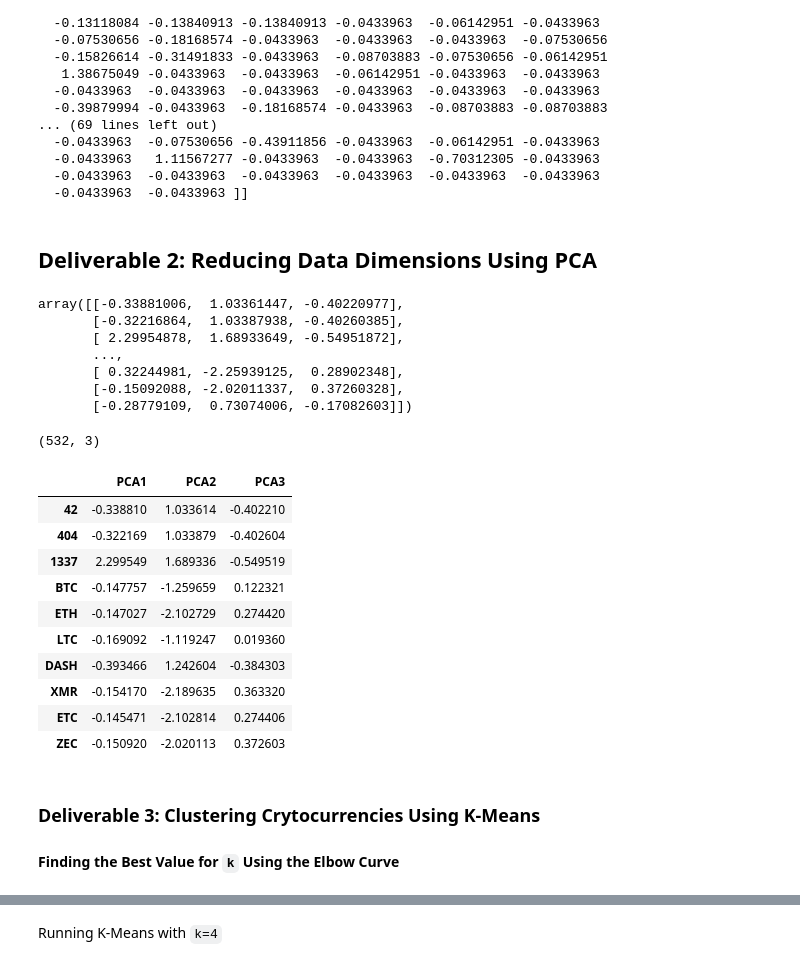
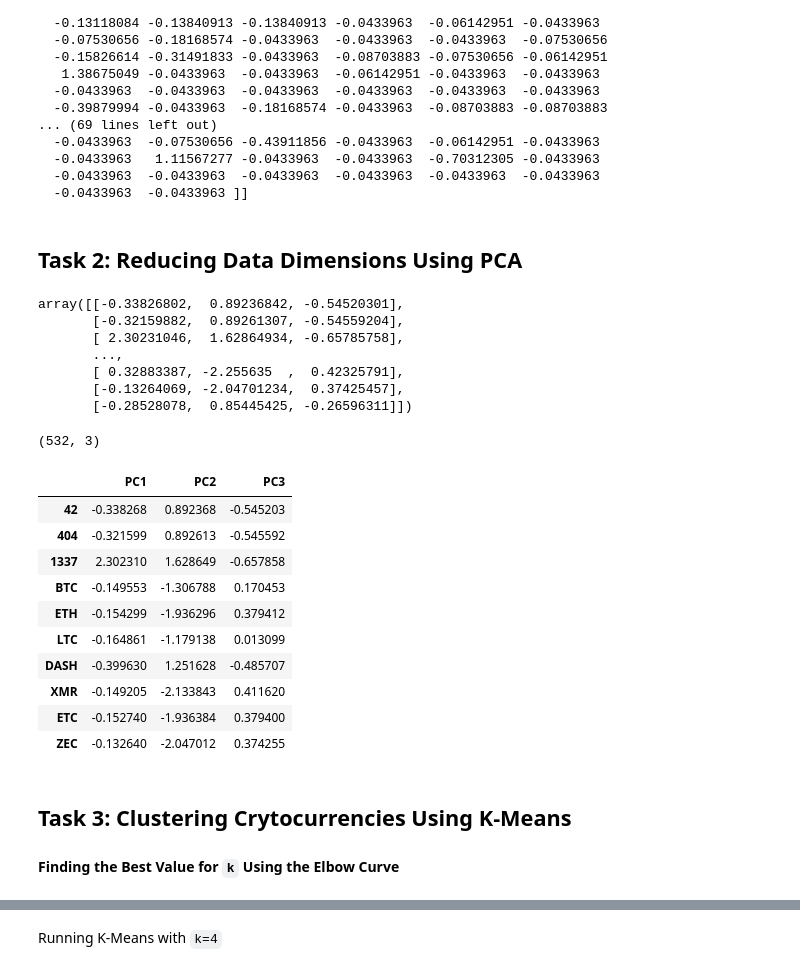
Before and after one commit to sbaik97/Cryptocurrency_ML_Analysis, a Jupyter notebook: crypto_clustering.ipynb, the cells around one changed output, grey strips where cells are left out. Drawn from its saved outputs; the diff is of its cells as text; code cells hidden in the pictures.

```diff
--- a/crypto_clustering.ipynb
+++ b/crypto_clustering.ipynb
@@ -107,11 +127,10 @@ crypto_df_name.head(5)
 | BTC | Bitcoin |
 | ETH | Ethereum |
 # %%
-# Drop the 'CoinName' column since it's not going to be used on the clustering algorithm.
-# YOUR CODE HERE
-crypto_df = crypto_df.drop(['CoinName'], axis=1)
-print(crypto_df.shape)
-crypto_df.head(10)
+# 1-8 Drop the 'CoinName' column since it's not going to be used on the clustering algorithm.
+new_crypto_df = crypto_mined_df.drop(['CoinName'], axis=1)
+print(new_crypto_df.shape)
+new_crypto_df.head(5)
 # %% [output]
 (532, 4)
 |  | Algorithm | ProofType | TotalCoinsMined | TotalCoinSupply |
@@ -128,8 +142,8 @@ crypto_df.head(10)
 # %%
-# Use get_dummies() to create variables for text features.
-crypto_df_enc = pd.get_dummies(crypto_df, columns=["Algorithm", "ProofType"])
-print(crypto_df_enc.shape)
-crypto_df_enc.head(10)
+# 1-9 Use get_dummies() to create variables for text features.
+X = pd.get_dummies(new_crypto_df, columns=["Algorithm", "ProofType"])
+print(X.shape)
+X.head(5)
 # %% [output]
 (532, 98)
 |  | TotalCoinsMined | TotalCoinSupply | Algorithm_1GB AES Pattern Search | Algorithm_536 | Algorithm_Argon2d | ... |
@@ -147,9 +156,9 @@ crypto_df_enc.head(10)
 # %%
-# Standardize the data with StandardScaler().
+# 1-10 Standardize the data with StandardScaler().
 from sklearn.preprocessing import StandardScaler
 scaler = StandardScaler()
-crypto_scaled=scaler.fit_transform(crypto_df_enc)
-print (crypto_scaled [0:5])
+X_scaled=scaler.fit_transform(X)
+print (X_scaled [0:5])
 # %% [output]
 [[-0.11710817 -0.1528703  -0.0433963  -0.0433963  -0.0433963  -0.06142951
   -0.07530656 -0.0433963  -0.06142951 -0.06142951 -0.0433963  -0.0433963
@@ -169,46 +178,46 @@ print (crypto_scaled [0:5])
   -0.0433963  -0.0433963  -0.0433963  -0.0433963  -0.0433963  -0.0433963
   -0.0433963  -0.0433963 ]]
 # %% [markdown]
-## Deliverable 2: Reducing Data Dimensions Using PCA
+## Task 2: Reducing Data Dimensions Using PCA
 # %%
-# Using PCA to reduce dimension to three principal components.
+# 2-1,2 Using PCA to reduce dimension to three principal components.
 import plotly.figure_factory as ff
 pca = PCA(n_components = 3)
 # Get three principal components for the cripto data
-crypto_pca = pca.fit_transform(crypto_scaled)
-crypto_pca
+X_pca = pca.fit_transform(X_scaled)
+X_pca
 # %% [output]
-array([[-0.33881006,  1.03361447, -0.40220977],
-       [-0.32216864,  1.03387938, -0.40260385],
-       [ 2.29954878,  1.68933649, -0.54951872],
+array([[-0.33826802,  0.89236842, -0.54520301],
+       [-0.32159882,  0.89261307, -0.54559204],
+       [ 2.30231046,  1.62864934, -0.65785758],
        ...,
-       [ 0.32244981, -2.25939125,  0.28902348],
-       [-0.15092088, -2.02011337,  0.37260328],
-       [-0.28779109,  0.73074006, -0.17082603]])
+       [ 0.32883387, -2.255635  ,  0.42325791],
+       [-0.13264069, -2.04701234,  0.37425457],
+       [-0.28528078,  0.85445425, -0.26596311]])
 # %%
-# Create a DataFrame with the three principal components.
-index_values = crypto_df.index.values
-df_crypto_pca = pd.DataFrame(
-    data=crypto_pca, index= index_values, columns=["PCA1", "PCA2","PCA3"]
+# 2-3 Create a DataFrame with the three principal components.
+index_values = new_crypto_df.index.values
+pca_df = pd.DataFrame(
+    data= X_pca, index= index_values, columns=["PC1", "PC2","PC3"]
 )
 
-print(df_crypto_pca.shape)
-df_crypto_pca.head(10)
+print(pca_df.shape)
+pca_df.head(10)
 # %% [output]
 (532, 3)
-|  | PCA1 | PCA2 | PCA3 |
-| 42 | -0.338810 | 1.033614 | -0.402210 |
-| 404 | -0.322169 | 1.033879 | -0.402604 |
-| 1337 | 2.299549 | 1.689336 | -0.549519 |
-| BTC | -0.147757 | -1.259659 | 0.122321 |
-| ETH | -0.147027 | -2.102729 | 0.274420 |
-| LTC | -0.169092 | -1.119247 | 0.019360 |
-| DASH | -0.393466 | 1.242604 | -0.384303 |
-| XMR | -0.154170 | -2.189635 | 0.363320 |
-| ETC | -0.145471 | -2.102814 | 0.274406 |
-| ZEC | -0.150920 | -2.020113 | 0.372603 |
+|  | PC1 | PC2 | PC3 |
+| 42 | -0.338268 | 0.892368 | -0.545203 |
+| 404 | -0.321599 | 0.892613 | -0.545592 |
+| 1337 | 2.302310 | 1.628649 | -0.657858 |
+| BTC | -0.149553 | -1.306788 | 0.170453 |
+| ETH | -0.154299 | -1.936296 | 0.379412 |
+| LTC | -0.164861 | -1.179138 | 0.013099 |
+| DASH | -0.399630 | 1.251628 | -0.485707 |
+| XMR | -0.149205 | -2.133843 | 0.411620 |
+| ETC | -0.152740 | -1.936384 | 0.379400 |
+| ZEC | -0.132640 | -2.047012 | 0.374255 |
 # %% [markdown]
-### Deliverable 3: Clustering Crytocurrencies Using K-Means
+## Task 3: Clustering Crytocurrencies Using K-Means
 
 #### Finding the Best Value for `k` Using the Elbow Curve
 # %%
```
Also changed, not shown: parts of 23 cells of this notebook, 12 other files.
